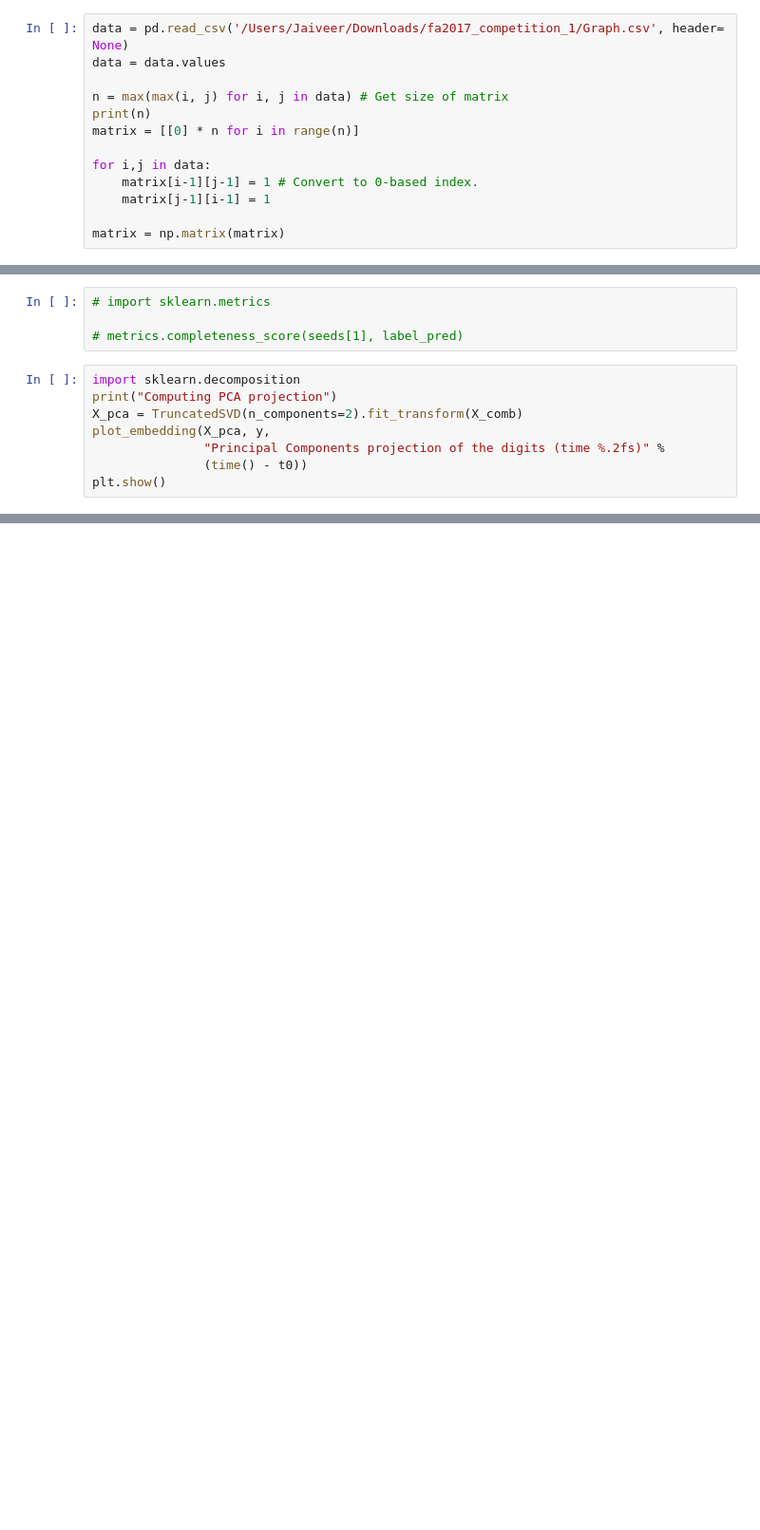
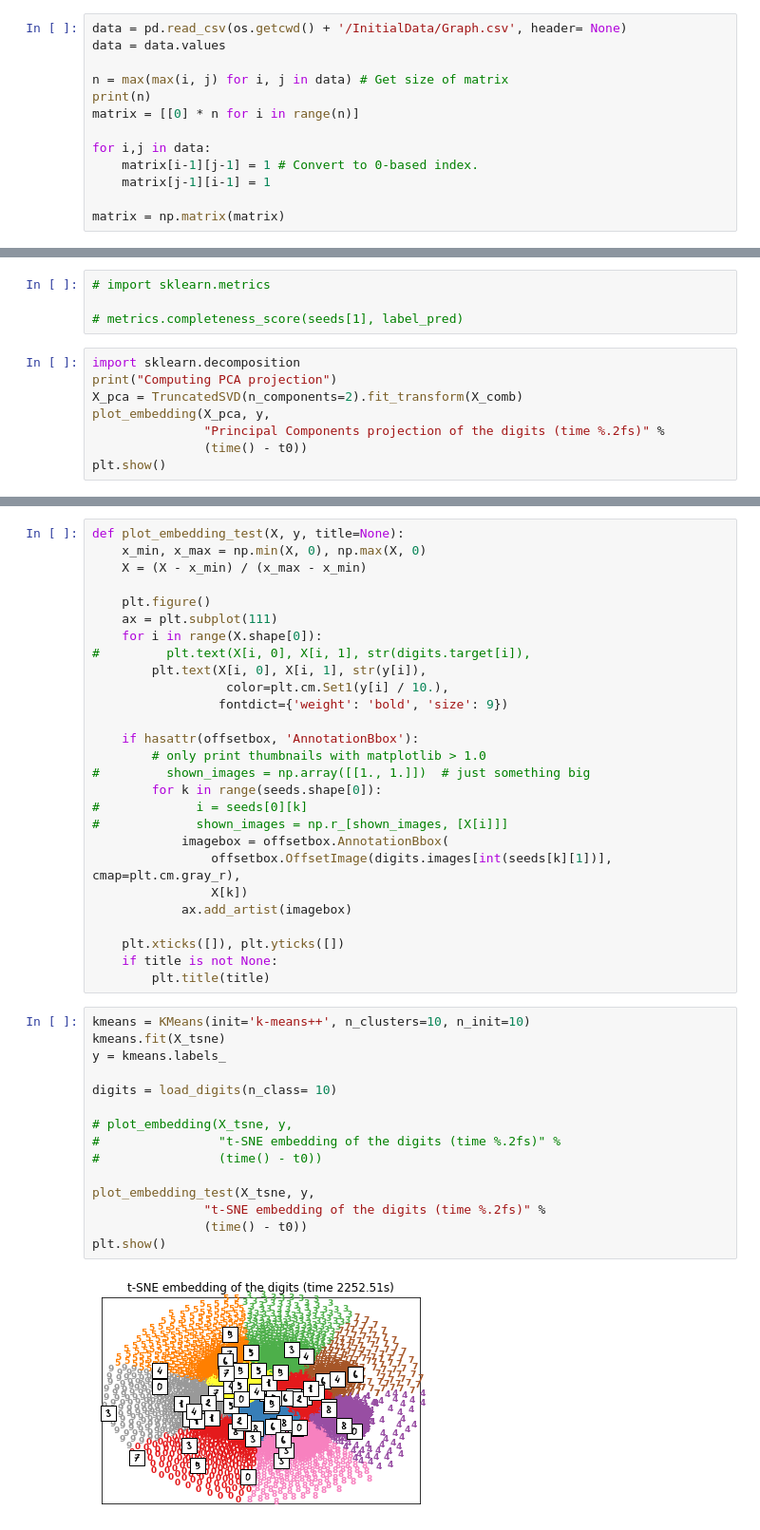
Before and after one commit to bs672/Image-Classification-Machine-Learning, a Jupyter notebook: Comp.ipynb, the cells around one changed output, grey strips where cells are left out. Shown at 95% size. Saved outputs shown, nothing was run; the diff lists cells and outputs as text; blank space fills up the shorter version.

```diff
--- a/Comp.ipynb
+++ b/Comp.ipynb
@@ -72,7 +73,7 @@ plt_PCA(X)
 
 # kpca.lambdas_
 # %%
-data = pd.read_csv('/Users/Jaiveer/Downloads/fa2017_competition_1/Graph.csv', header= None)
+data = pd.read_csv(os.getcwd() + '/InitialData/Graph.csv', header= None)
 data = data.values
 
 n = max(max(i, j) for i, j in data) # Get size of matrix
@@ -237,0 +543,44 @@ print(means)
+# %%
+def plot_embedding_test(X, y, title=None):
+    x_min, x_max = np.min(X, 0), np.max(X, 0)
+    X = (X - x_min) / (x_max - x_min)
+
+    plt.figure()
+    ax = plt.subplot(111)
+    for i in range(X.shape[0]):
+#         plt.text(X[i, 0], X[i, 1], str(digits.target[i]),
+        plt.text(X[i, 0], X[i, 1], str(y[i]),
+                  color=plt.cm.Set1(y[i] / 10.),
+                 fontdict={'weight': 'bold', 'size': 9})
+
+    if hasattr(offsetbox, 'AnnotationBbox'):
+        # only print thumbnails with matplotlib > 1.0
+#         shown_images = np.array([[1., 1.]])  # just something big
+        for k in range(seeds.shape[0]):
+#             i = seeds[0][k]
+#             shown_images = np.r_[shown_images, [X[i]]]
+            imagebox = offsetbox.AnnotationBbox(
+                offsetbox.OffsetImage(digits.images[int(seeds[k][1])], cmap=plt.cm.gray_r),
+                X[k])
+            ax.add_artist(imagebox)
+
+    plt.xticks([]), plt.yticks([])
+    if title is not None:
+        plt.title(title)
+# %%
+kmeans = KMeans(init='k-means++', n_clusters=10, n_init=10)
+kmeans.fit(X_tsne)
+y = kmeans.labels_
+
+digits = load_digits(n_class= 10)
+
+# plot_embedding(X_tsne, y,
+#                "t-SNE embedding of the digits (time %.2fs)" %
+#                (time() - t0))
+
+plot_embedding_test(X_tsne, y,
+               "t-SNE embedding of the digits (time %.2fs)" %
+               (time() - t0))
+plt.show()
+# %% [output]
+[figure, added]
```
Also changed, not shown: parts of 27 cells of this notebook, 6 other files.
